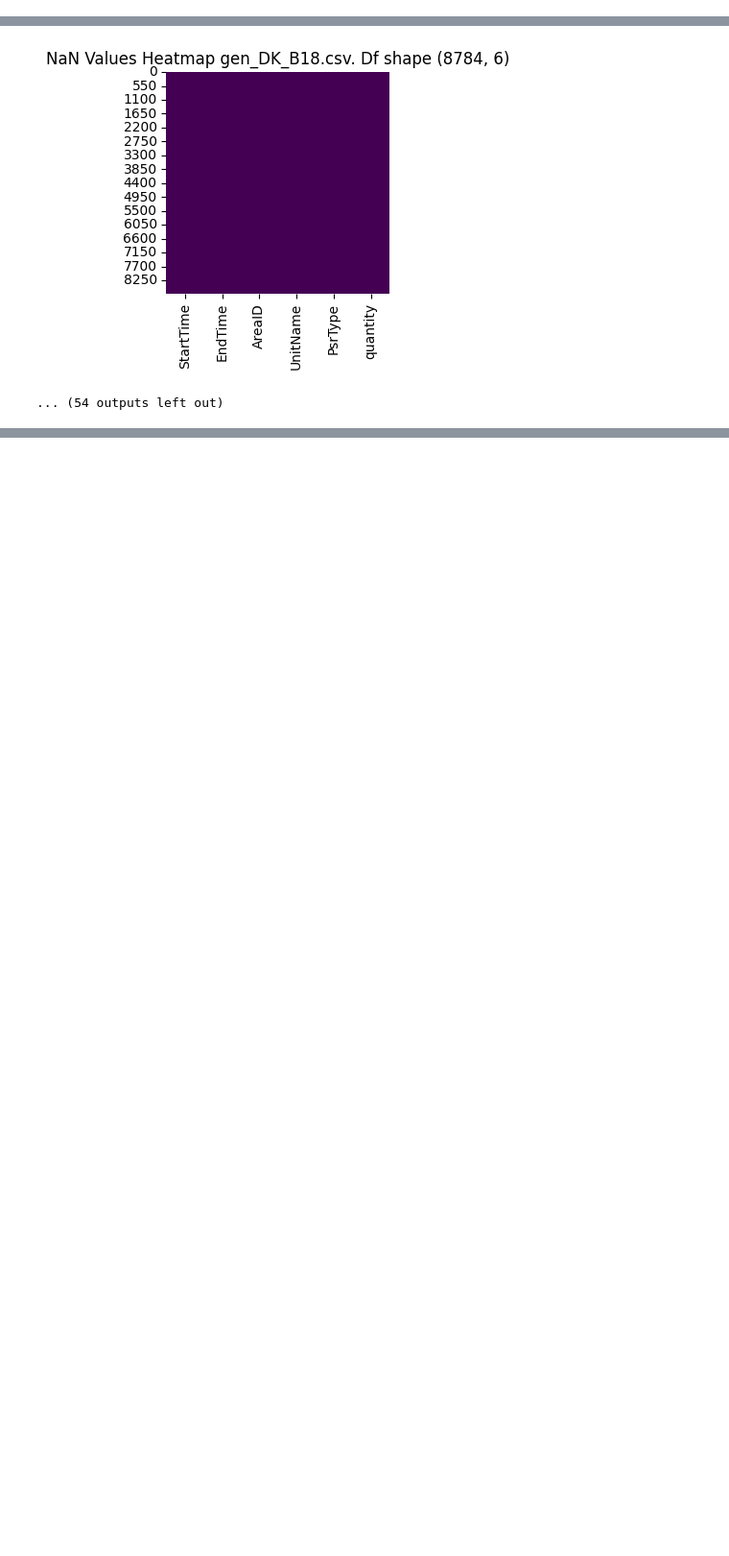
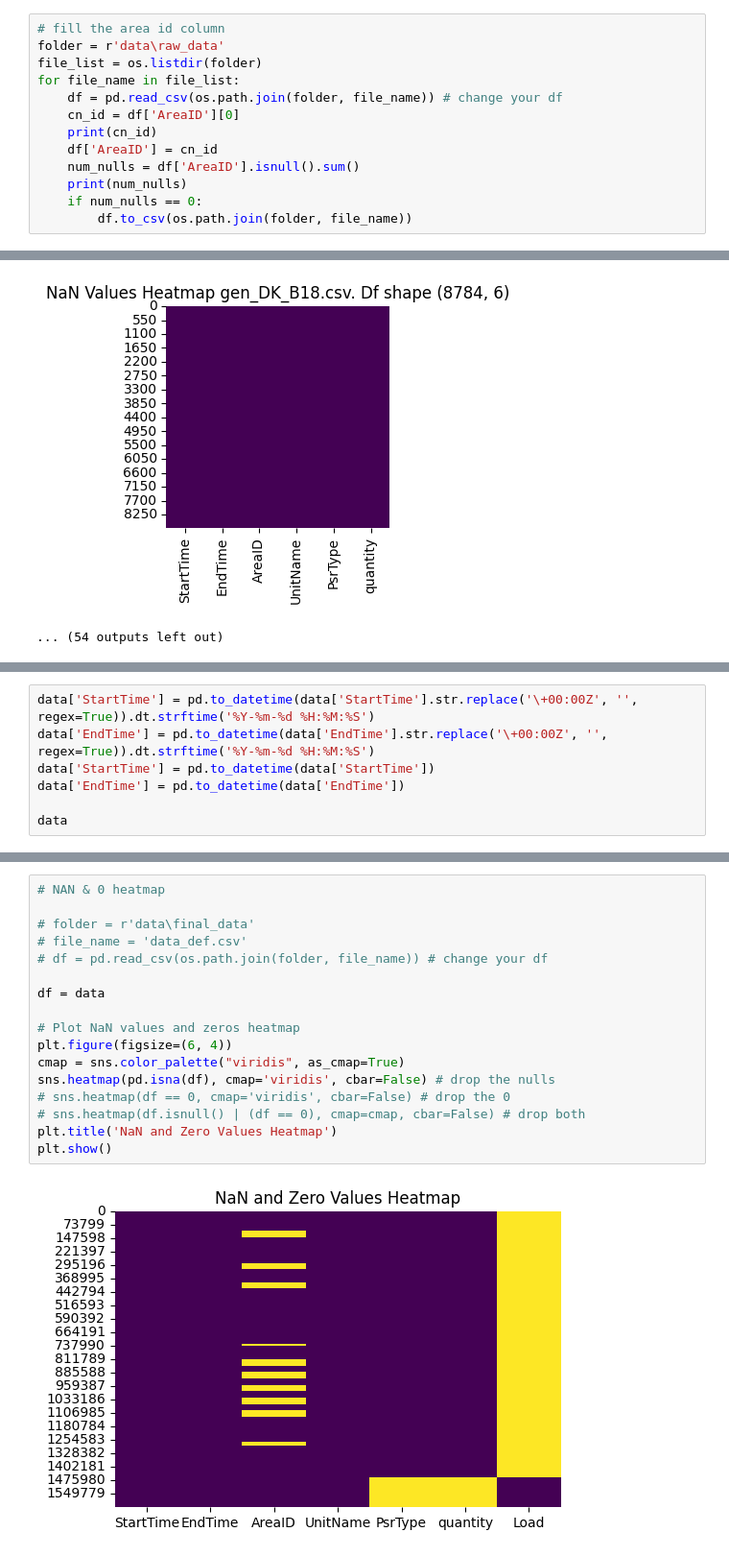
Before and after one commit to arturofredes/SchneiderHackathon_UBEcoFriends, a Jupyter notebook: pruebas.ipynb, the cells around one changed output, grey strips where cells are left out. Shown at 96% size. Saved outputs shown, nothing was run; the diff lists cells and outputs as text; blank space fills up the shorter version.

```diff
--- a/pruebas.ipynb
+++ b/pruebas.ipynb
@@ -233,3 +233,16 @@ print(f"Clave con el máximo valor: {max_key}, Valor máximo: {max_value}")
 Clave con el máximo valor: gen_DE_B01.csv, Valor máximo: 35136
 # %% [markdown]
 # nan values for raw data
+# %%
+# fill the area id column
+folder = r'data\raw_data'
+file_list = os.listdir(folder)
+for file_name in file_list:
+    df = pd.read_csv(os.path.join(folder, file_name)) # change your df
+    cn_id = df['AreaID'][0]
+    print(cn_id)
+    df['AreaID'] = cn_id
+    num_nulls = df['AreaID'].isnull().sum()
+    print(num_nulls)
+    if num_nulls == 0:
+        df.to_csv(os.path.join(folder, file_name))
@@ -260,0 +318,7 @@ for file_name in file_list:
+# %%
+data['StartTime'] = pd.to_datetime(data['StartTime'].str.replace('\+00:00Z', '', regex=True)).dt.strftime('%Y-%m-%d %H:%M:%S')
+data['EndTime'] = pd.to_datetime(data['EndTime'].str.replace('\+00:00Z', '', regex=True)).dt.strftime('%Y-%m-%d %H:%M:%S')
+data['StartTime'] = pd.to_datetime(data['StartTime'])
+data['EndTime'] = pd.to_datetime(data['EndTime'])
+
+data
@@ -260,0 +339,19 @@ for file_name in file_list:
+# %%
+# NAN & 0 heatmap
+
+# folder = r'data\final_data'
+# file_name = 'data_def.csv'
+# df = pd.read_csv(os.path.join(folder, file_name)) # change your df
+
+df = data
+
+# Plot NaN values and zeros heatmap
+plt.figure(figsize=(6, 4))
+cmap = sns.color_palette("viridis", as_cmap=True)
+sns.heatmap(pd.isna(df), cmap='viridis', cbar=False) # drop the nulls
+# sns.heatmap(df == 0, cmap='viridis', cbar=False) # drop the 0
+# sns.heatmap(df.isnull() | (df == 0), cmap=cmap, cbar=False) # drop both
+plt.title('NaN and Zero Values Heatmap')
+plt.show()
+# %% [output]
+[figure, added]
```
Also changed, not shown: parts of 20 cells of this notebook.
